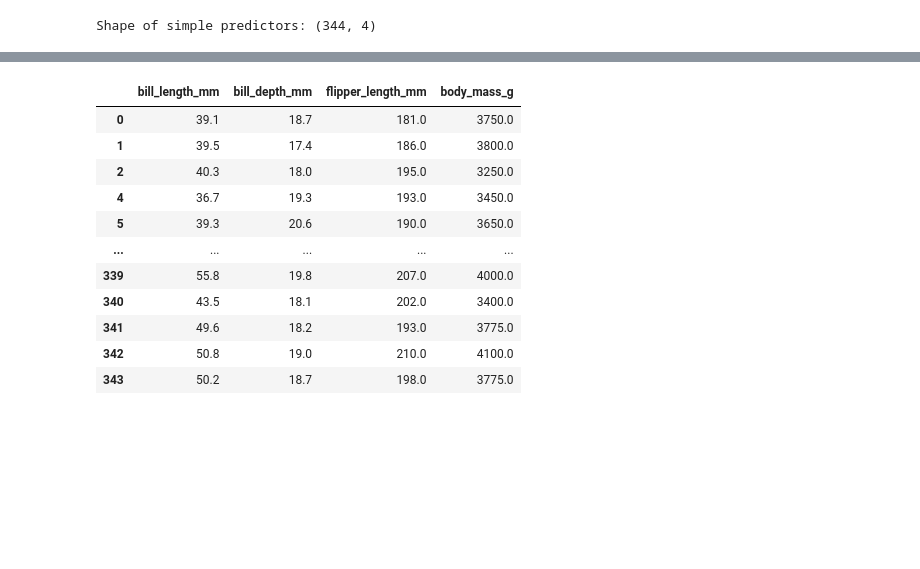
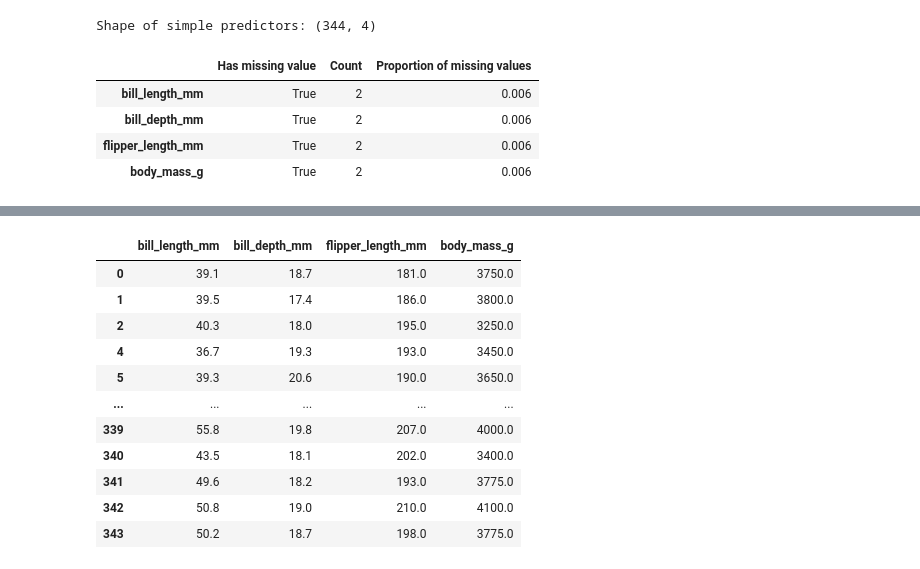
Before and after one commit to matthew-balogh/data-science-club-clustering-project, a Jupyter notebook: datasets/penguins/simple/penguins.ipynb, the cells around one changed output, grey strips where cells are left out. Cells and saved outputs as stored; diff of their text form; code cells hidden in the pictures; blank space fills up the shorter version.

```diff
--- a/datasets/penguins/simple/penguins.ipynb
+++ b/datasets/penguins/simple/penguins.ipynb
@@ -51,6 +89,14 @@ predictors_simple = predictors[selected_columns].copy()
 print(f"Shape of simple predictors: {predictors_simple.shape}")
 # %% [output]
 Shape of simple predictors: (344, 4)
+# %%
+display_missing_value_info(predictors_simple)
+# %% [output]
+|  | Has missing value | Count | Proportion of missing values |
+| bill_length_mm | True | 2 | 0.006 |
+| bill_depth_mm | True | 2 | 0.006 |
+| flipper_length_mm | True | 2 | 0.006 |
+| body_mass_g | True | 2 | 0.006 |
 # %%
 # drop records containing missing values
 predictors_simple.dropna(inplace=True)
```
Also changed, not shown: parts of 4 cells of this notebook.
